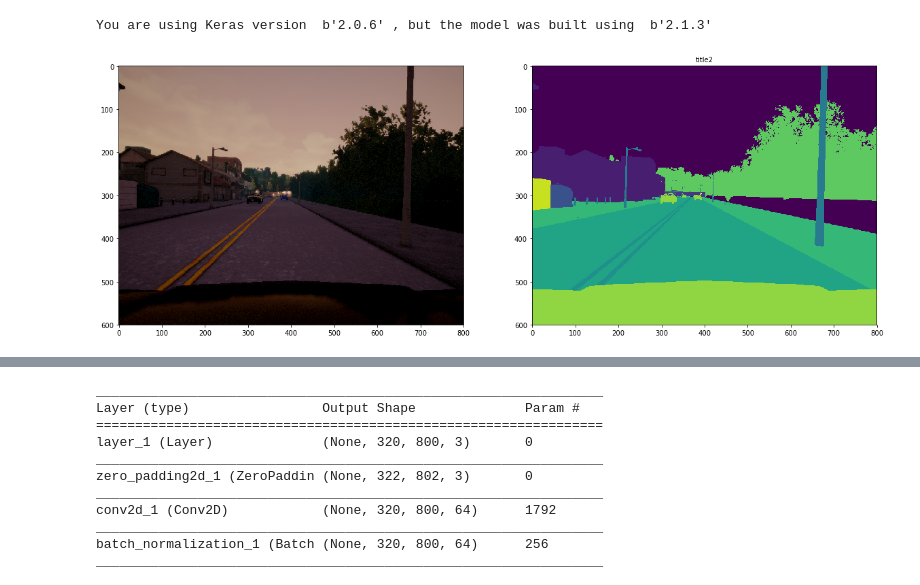
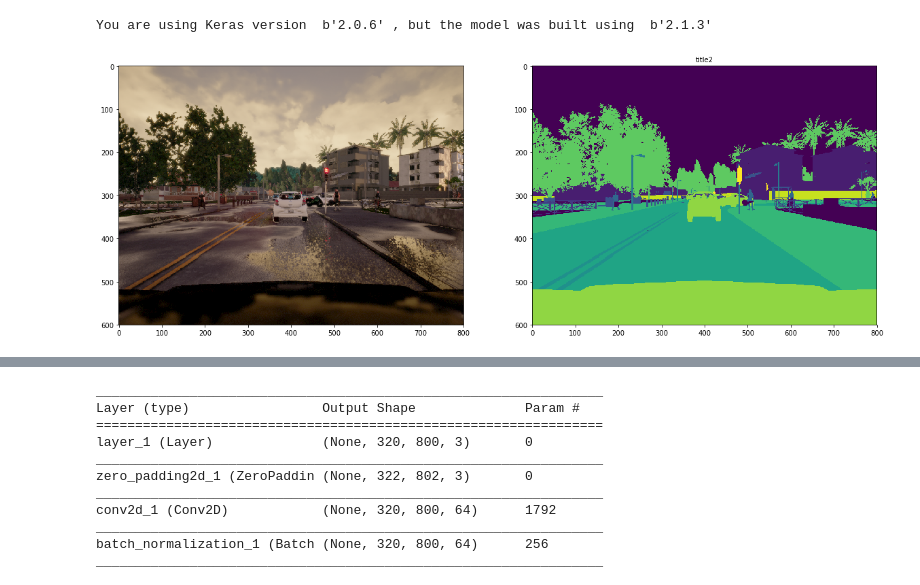
Before and after one commit to hc167/Lyft-Challenge, a Jupyter notebook: Lyft_segnet_test.ipynb, the cells around one changed output, grey strips where cells are left out. Saved outputs shown, nothing was run; the diff lists cells and outputs as text; code cells hidden in the pictures.

```diff
--- a/Lyft_segnet_test.ipynb
+++ b/Lyft_segnet_test.ipynb
@@ -84,7 +86,7 @@ import h5py
 from keras.models import load_model
 from keras import __version__ as keras_version
 
-model_file = 'basic2/model_with_weight.h5'
+model_file = 'basic_net/model_with_weight.h5'
 #model_file = 'full/model_with_weight.h5'
 f = h5py.File(model_file, mode='r')
 model_version = f.attrs.get('keras_version')
@@ -127,14 +130,13 @@ def DisplayImage(img1, img2, title1, title2):
     ax2.imshow(img2[:,:,0])
     ax2.set_title(title2, fontsize=10)
 # %%
-#Filename = '478.png'
-Filename = '566.png'
+Filename = '778.png'
+#Filename = '566.png'
 img=cv2.cvtColor(cv2.imread ('Train/CameraRGB/' + Filename), cv2.COLOR_BGR2RGB)
 img2=cv2.cvtColor(cv2.imread ('Train/CameraSeg/' + Filename), cv2.COLOR_BGR2RGB)
-#hot = one_hot_encode(img2[:,:,0])
 DisplayImage(img, img2, '', 'title2')
 # %% [output]
-[figure, old version]
+[figure, new version]
 # %%
 image_array = np.asarray(normalized(img))
 prediction = model.predict(image_array[None, :, :, :], batch_size=1)
```
Also changed, not shown: parts of 5 cells of this notebook, 3 other files.
